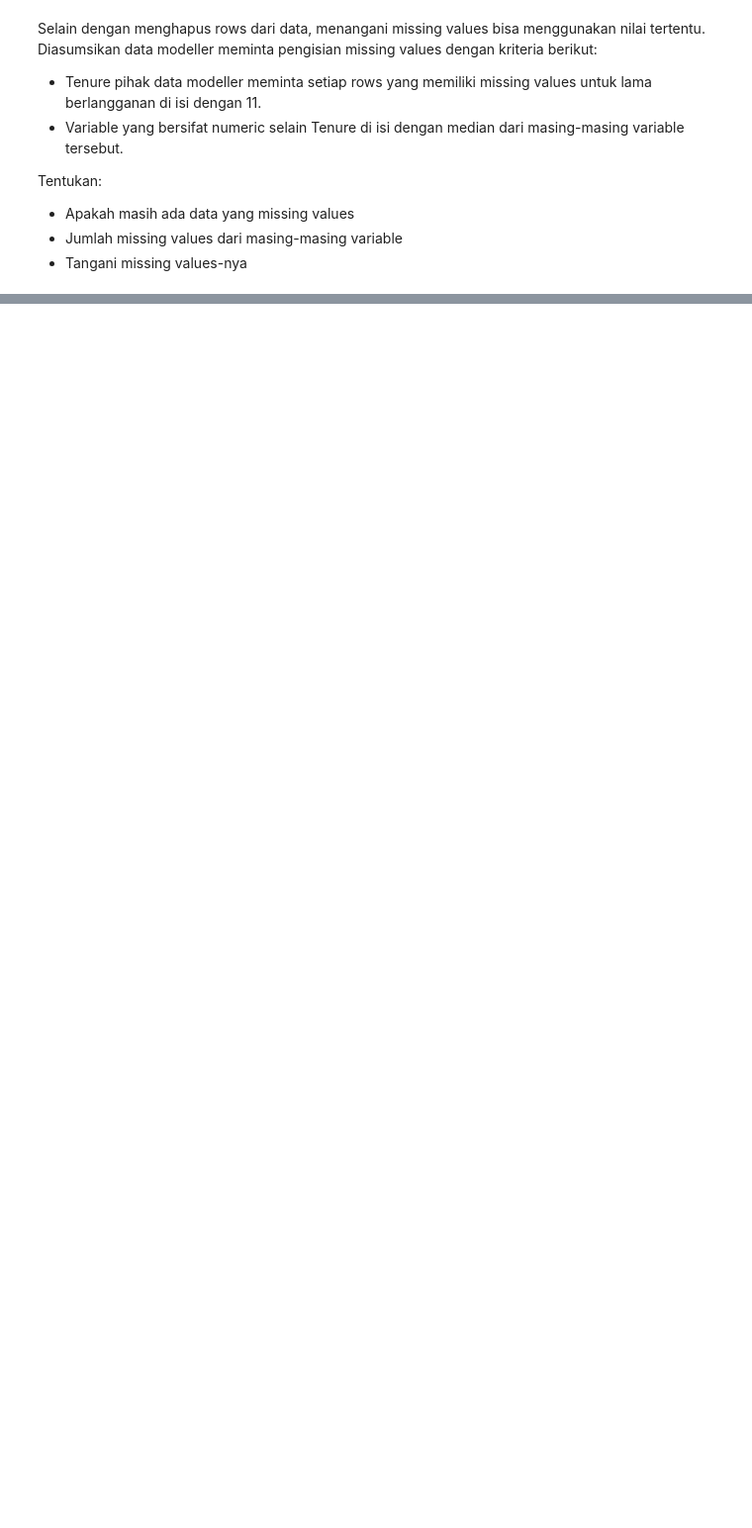
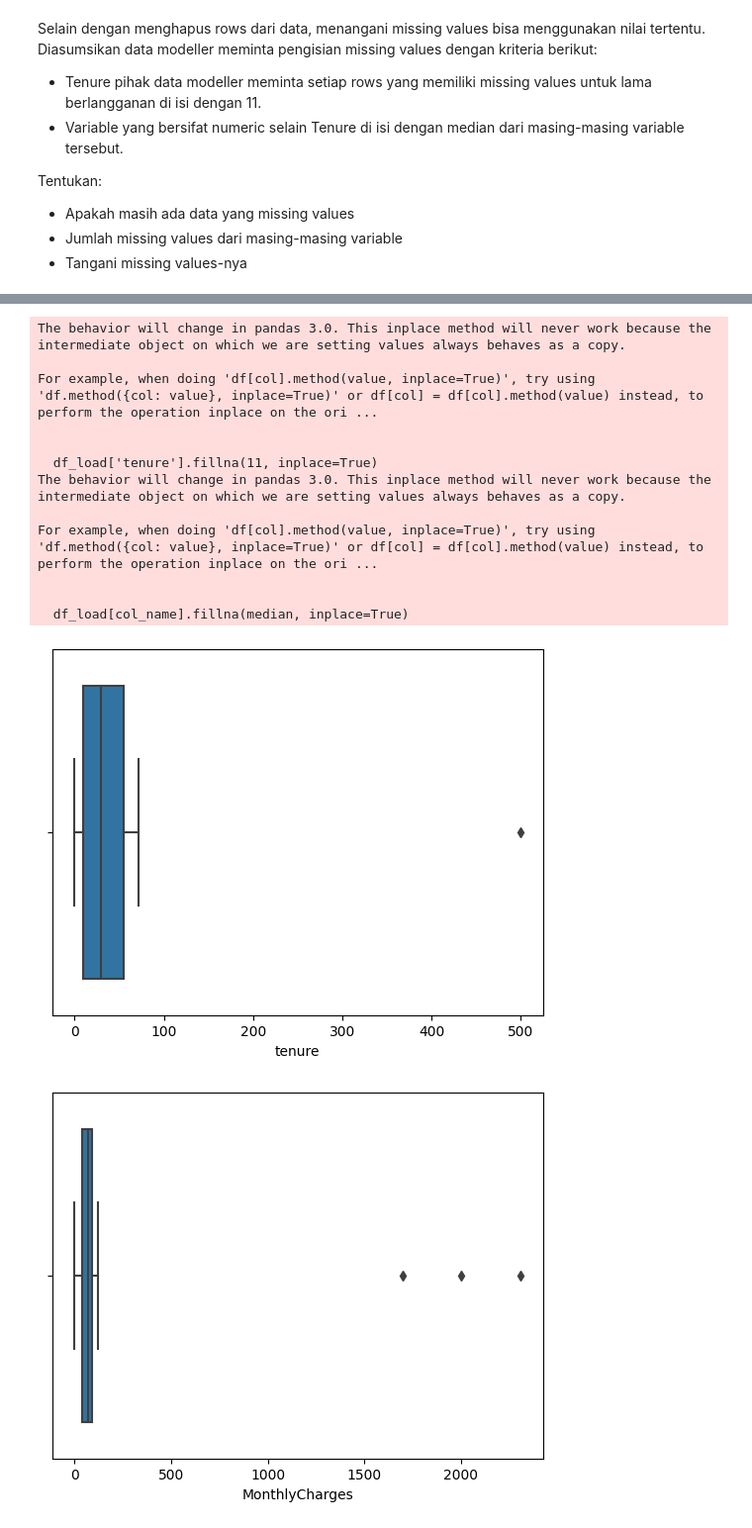
Before and after one commit to syauqidamario/dqlab, a Jupyter notebook: DQLab-DataCleaning.ipynb, the cells around one changed output, grey strips where cells are left out. Shown at 99% size. Drawn from its saved outputs; the diff is of its cells as text; code cells hidden in the pictures; blank space fills up the shorter version.

Commit message:
Kaggle Notebook | Data Cleaning Portfolio | Version 2 - Finished Version

```diff
--- a/DQLab-DataCleaning.ipynb
+++ b/DQLab-DataCleaning.ipynb
@@ -172,0 +122,33 @@ For example, when doing 'df[col].method(value, inplace=True)', try using 'df.met
+# %%
+import pandas as pd
+df_load = pd.read_csv('https://storage.googleapis.com/dqlab-dataset/dqlab_telco.csv')
+
+df_load['valid_id'] = df_load['customerID'].astype(str).str.match(r'(45\d{9,10})')
+df_load = (df_load[df_load['valid_id'] == True]).drop('valid_id', axis = 1)
+df_load.drop_duplicates()
+df_load = df_load.sort_values('UpdatedAt', ascending=False).drop_duplicates('customerID')
+df_load.dropna(subset=['Churn'],inplace=True)
+
+df_load['tenure'].fillna(11, inplace=True)
+for col_name in list(['MonthlyCharges','TotalCharges']):
+    median = df_load[col_name].median()
+    df_load[col_name].fillna(median, inplace=True)
+
+print('\nPersebaran data sebelum ditangani Outlier: ')
+print(df_load[['tenure','MonthlyCharges','TotalCharges']].describe())
+
+# Creating Box Plot
+import matplotlib.pyplot as plt
+import seaborn as sns
+
+# Masukkan variable
+plt.figure() # untuk membuat figure baru
+sns.boxplot(x=df_load['tenure'])
+plt.show()
+plt.figure() # untuk membuat figure baru
+sns.boxplot(x=df_load['MonthlyCharges'])
+plt.show()
+plt.figure() # untuk membuat figure baru
+sns.boxplot(x=df_load['TotalCharges'])
+plt.show()
+# %% [output]
@@ -172,0 +165,14 @@ For example, when doing 'df[col].method(value, inplace=True)', try using 'df.met
+The behavior will change in pandas 3.0. This inplace method will never work because the intermediate object on which we are setting values always behaves as a copy.
+
+For example, when doing 'df[col].method(value, inplace=True)', try using 'df.method({col: value}, inplace=True)' or df[col] = df[col].method(value) instead, to perform the operation inplace on the ori ...
+
+
+  df_load['tenure'].fillna(11, inplace=True)
+The behavior will change in pandas 3.0. This inplace method will never work because the intermediate object on which we are setting values always behaves as a copy.
+
+For example, when doing 'df[col].method(value, inplace=True)', try using 'df.method({col: value}, inplace=True)' or df[col] = df[col].method(value) instead, to perform the operation inplace on the ori ...
+
+
+  df_load[col_name].fillna(median, inplace=True)
+[figure, added]
+[figure, added]
```
Also changed, not shown: parts of 13 cells of this notebook.
